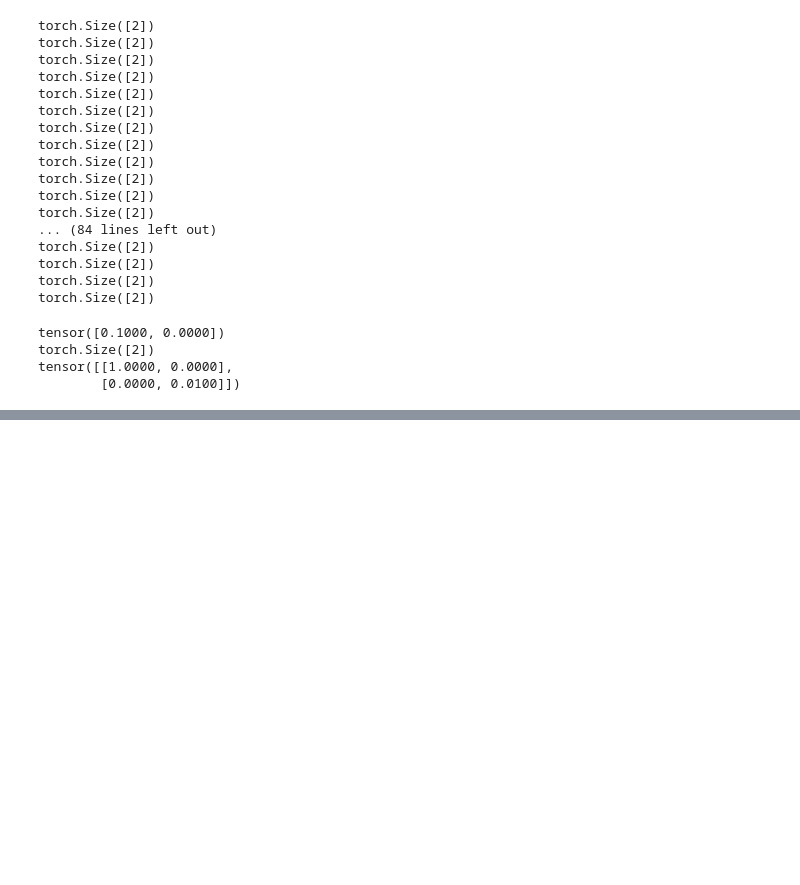
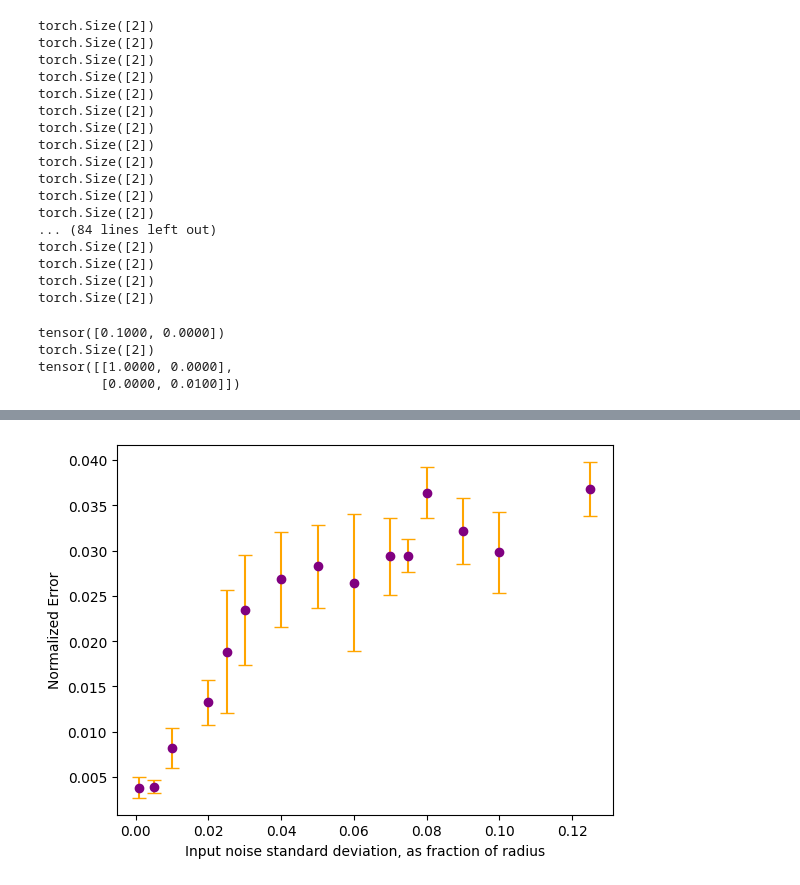
Before and after one commit to geometric-intelligence/neurometry, a Jupyter notebook: neuralgeom/pullback.ipynb, the cells around one changed output, grey strips where cells are left out. Cells and saved outputs as stored; diff of their text form; code cells hidden in the pictures; blank space fills up the shorter version.

```diff
--- a/neuralgeom/pullback.ipynb
+++ b/neuralgeom/pullback.ipynb
@@ -221,0 +174,8 @@ tensor([0.0000, 0.0000, 0.0000, 0.0000, 0.0000, 0.0000, 0.0000, 0.0000, 0.0000,
+# %%
+plt.errorbar(x=noise_var,y=error,yerr=std,fmt="o",ecolor="orange",capsize=5, color="purple")
+plt.xlabel("Input noise standard deviation, as fraction of radius")
+plt.ylabel("Normalized Error")
+
+plt.savefig("est_theory.svg")
+# %% [output]
+[figure, added]
```
Also changed, not shown: parts of 32 cells of this notebook, 9 other files.
